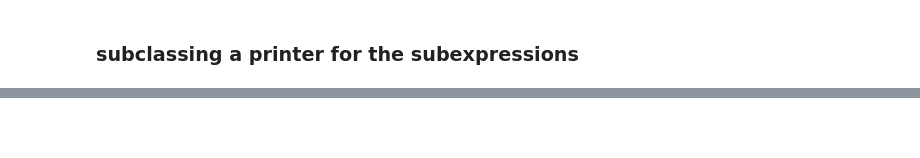
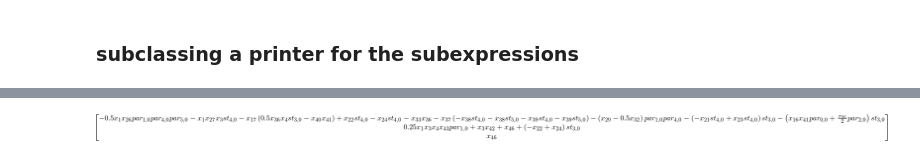
Before and after one commit to michaelzeagler/OptProject, a Jupyter notebook: ArmDefinition.ipynb, the cells around one changed output, grey strips where cells are left out. Saved outputs shown, nothing was run; the diff lists cells and outputs as text; code cells hidden in the pictures; blank space fills up the shorter version.

```diff
--- a/ArmDefinition.ipynb
+++ b/ArmDefinition.ipynb
@@ -342,0 +356,4 @@ out_dLie[17] = x57;
+# %%
+ODEterms[1].xreplace(sub_map)
+# %% [output]
+[figure, added]
```
Also changed, not shown: parts of 11 cells of this notebook.
